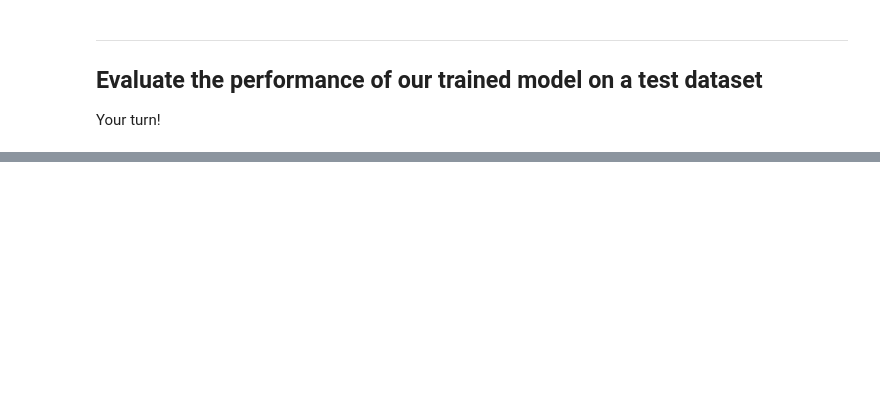
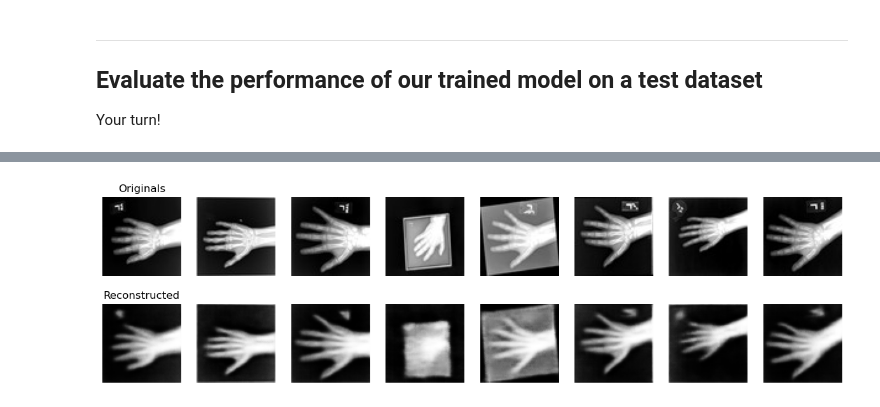
Before and after one commit to Skoms0/IAT_PERS, a Jupyter notebook: project-1-medmnist.ipynb, the cells around one changed output, grey strips where cells are left out. Saved outputs shown, nothing was run; the diff lists cells and outputs as text; code cells hidden in the pictures; blank space fills up the shorter version.

```diff
--- a/project-1-medmnist.ipynb
+++ b/project-1-medmnist.ipynb
@@ -182,0 +300,27 @@ Your turn!
+# %%
+# ======================================================
+# Display original vs reconstructed images
+# ======================================================
+
+def show_reconstructions(model, loader, n=8):
+    model.eval()
+    imgs = next(iter(loader))["image"][:n].to(device)
+    with torch.no_grad():
+        recs = model(imgs)
+    imgs = imgs.cpu().numpy()
+    recs = recs.cpu().numpy()
+
+    fig, axes = plt.subplots(2, n, figsize=(15, 4))
+    for i in range(n):
+        axes[0, i].imshow(np.squeeze(imgs[i]), cmap='gray')
+        axes[0, i].axis('off')
+        if i == 0: axes[0, i].set_title("Originals")
+
+        axes[1, i].imshow(np.squeeze(recs[i]), cmap='gray')
+        axes[1, i].axis('off')
+        if i == 0: axes[1, i].set_title("Reconstructed")
+    plt.show()
+
+show_reconstructions(model, test_loader)
+# %% [output]
+[figure, added]
```
Also changed, not shown: parts of 7 cells of this notebook, 3 other files.
